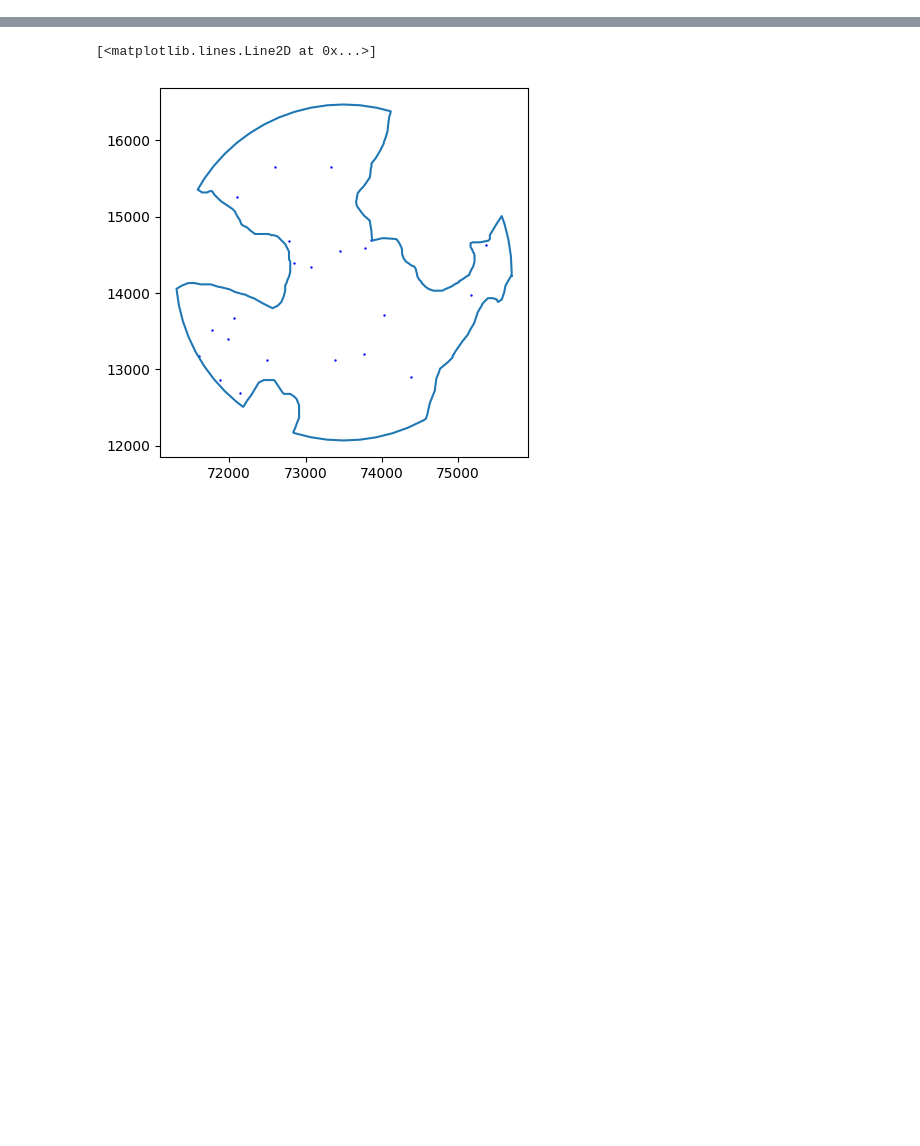
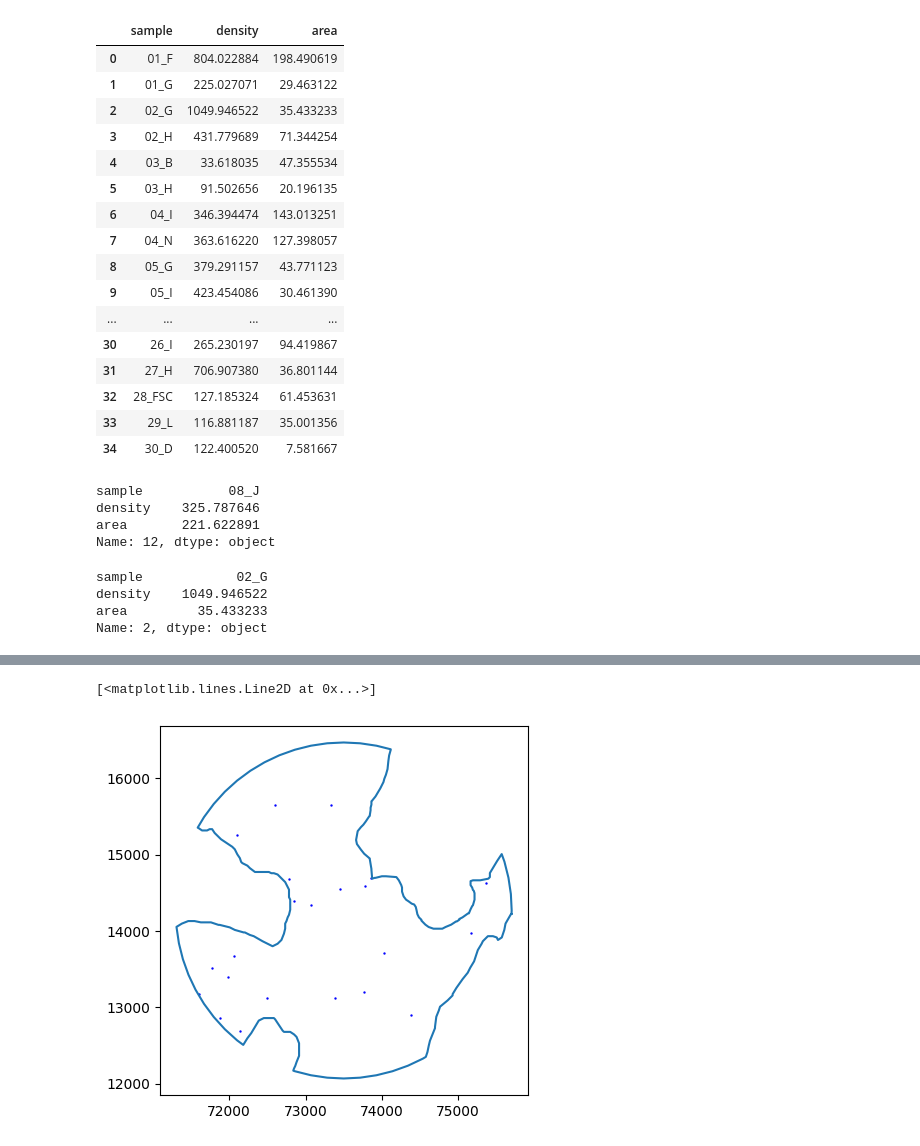
Before and after one commit to M-Fotheringham/Whole-Slide_vs_TMA_Sampling, a Jupyter notebook: src/SimuSamp/new_funcs/compute/test.ipynb, the cells around one changed output, grey strips where cells are left out. Drawn from its saved outputs; the diff is of its cells as text; code cells hidden in the pictures; blank space fills up the shorter version.

```diff
--- a/src/SimuSamp/new_funcs/compute/test.ipynb
+++ b/src/SimuSamp/new_funcs/compute/test.ipynb
@@ -17,4 +17,54 @@ mm2_per_pixels2 = (microns_per_pixel / 1000) ** 2
 
 r = 0.5 * 1000 / microns_per_pixel
 n = 10
+# %%
+samples = []
+den = []
+area = []
+for sample in sampleids:
+    spatdat = SpatDat(sampleid=sample, parent_filepath=parent_filepath)
+
+    tum_cells = spatdat.subset_cells("tumour")
+    tum_area = spatdat.subset_annotation("tumour").area * mm2_per_pixels2
+    tum_density = len(tum_cells) / tum_area
+
+    den.append(tum_density)
+    samples.append(sample)
+    area.append(tum_area)
+
+den_df = pd.DataFrame({"sample": samples, "density": den, "area": area})
+# %%
+den_df
+# %% [output]
+|  | sample | density | area |
+| 0 | 01_F | 804.022884 | 198.490619 |
+| 1 | 01_G | 225.027071 | 29.463122 |
+| 2 | 02_G | 1049.946522 | 35.433233 |
+| 3 | 02_H | 431.779689 | 71.344254 |
+| 4 | 03_B | 33.618035 | 47.355534 |
+| 5 | 03_H | 91.502656 | 20.196135 |
+| 6 | 04_I | 346.394474 | 143.013251 |
+| 7 | 04_N | 363.616220 | 127.398057 |
+| 8 | 05_G | 379.291157 | 43.771123 |
+| 9 | 05_I | 423.454086 | 30.461390 |
+| ... | ... | ... | ... |
+| 30 | 26_I | 265.230197 | 94.419867 |
+| 31 | 27_H | 706.907380 | 36.801144 |
+| 32 | 28_FSC | 127.185324 | 61.453631 |
+| 33 | 29_L | 116.881187 | 35.001356 |
+| 34 | 30_D | 122.400520 | 7.581667 |
+# %%
+den_df.iloc[den_df["area"].idxmax()]
+# %% [output]
+sample           08_J
+density    325.787646
+area       221.622891
+Name: 12, dtype: object
+# %%
+den_df.iloc[den_df["density"].idxmax()]
+# %% [output]
+sample            02_G
+density    1049.946522
+area         35.433233
+Name: 2, dtype: object
 # %%
```
Also changed, not shown: parts of 11 cells of this notebook, 3 other files.
